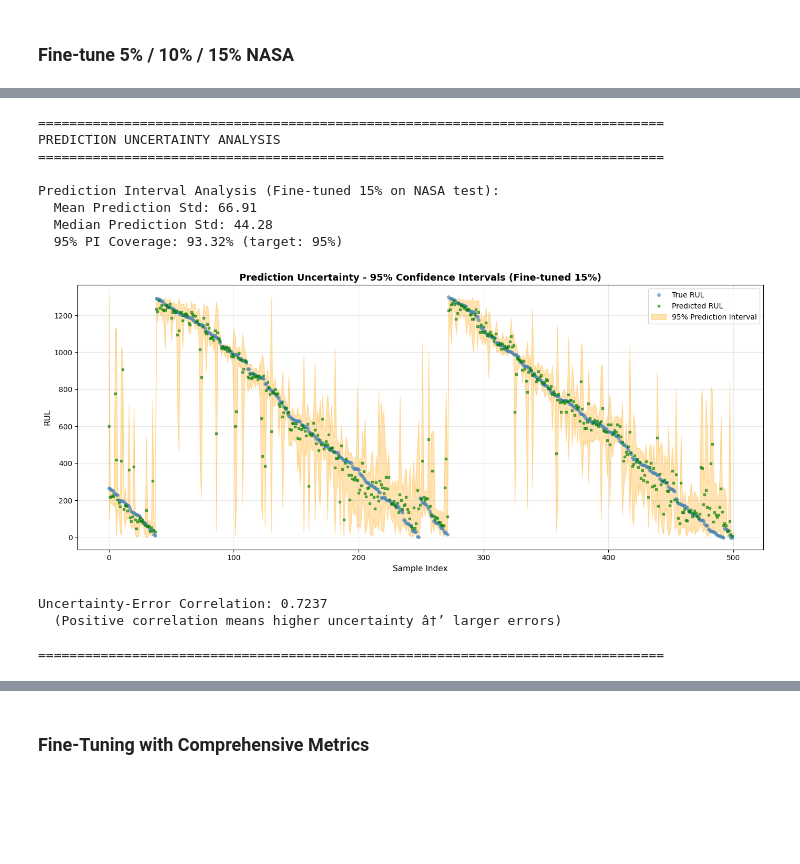
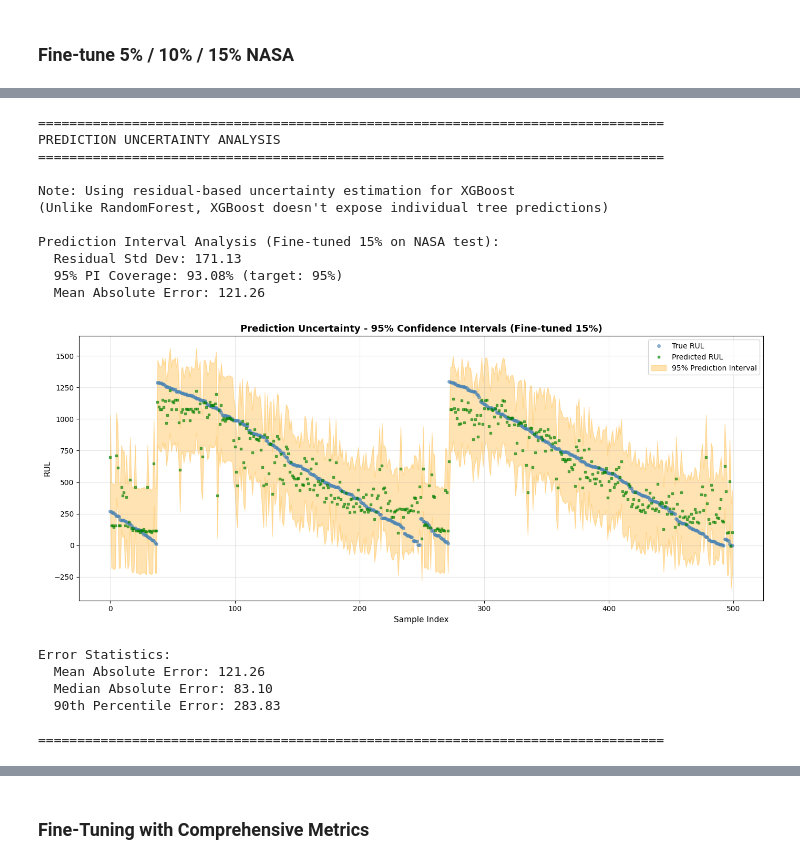
Before and after one commit to dniamsaard4codework/RUL_Project, a Jupyter notebook: notebook/ML-cross-dataset-v5.ipynb, the cells around one changed output, grey strips where cells are left out. Drawn from its saved outputs; the diff is of its cells as text; code cells hidden in the pictures; blank space fills up the shorter version.

```diff
--- a/notebook/ML-cross-dataset-v5.ipynb
+++ b/notebook/ML-cross-dataset-v5.ipynb
@@ -555,7 +565,7 @@ def build_rf_global():
 # %% [markdown]
 ### Baseline (Zenodo only â†’ Zenodo & NASA)
 # %%
-model_base = build_rf_global()
+model_base = build_xgb_global()
 model_base.fit(X_train_base, y_train_base)
 
 # Zenodo test
@@ -570,13 +580,13 @@ r2_alt_base   = r2_score(y_alt_full, y_pred_alt_base)
 rmse_alt_base = mean_squared_error(y_alt_full, y_pred_alt_base) ** 0.5
 mae_alt_base  = mean_absolute_error(y_alt_full, y_pred_alt_base)
 
-print("=== BASELINE RF (Train: Zenodo â†’ Test: Zenodo) ===")
-print(f"RÂ²   : {r2_zen_base:.4f}")
+print("=== BASELINE XGBoost (Train: Zenodo → Test: Zenodo) ===")
+print(f"R²   : {r2_zen_base:.4f}")
 print(f"RMSE : {rmse_zen_base:.2f}")
 print(f"MAE  : {mae_zen_base:.2f}")
 
-print("\n=== BASELINE RF Cross-Dataset (Train: Zenodo â†’ Test: NASA full) ===")
-print(f"RÂ²   : {r2_alt_base:.4f}")
+print("\n=== BASELINE XGBoost Cross-Dataset (Train: Zenodo → Test: NASA full) ===")
+print(f"R²   : {r2_alt_base:.4f}")
 print(f"RMSE : {rmse_alt_base:.2f}")
 print(f"MAE  : {mae_alt_base:.2f}")
 # %% [output]
@@ -754,7 +764,7 @@ for ratio in ratios:
     X_finetune = pd.concat([X_train_base, X_alt_fine], axis=0)
     y_finetune = np.concatenate([y_train_base, y_alt_fine])
 
-    model_ft = build_rf_global()
+    model_ft = build_xgb_global()
     model_ft.fit(X_finetune, y_finetune)
 
     if ratio == 5:
@@ -793,16 +803,16 @@ for ratio in ratios:
     mape_alt = safe_mape(y_alt_test, y_pred_alt)
     evs_alt = explained_variance_score(y_alt_test, y_pred_alt)
 
-    print(f"\n=== FINE-TUNED RF ({ratio}% NASA) ===")
+    print(f"\n=== FINE-TUNED XGBoost ({ratio}% NASA) ===")
     print(">>> Test on Zenodo")
-    print(f"RÂ²                : {r2_zen:.4f}")
+    print(f"R²                : {r2_zen:.4f}")
     print(f"RMSE              : {rmse_zen:.2f}")
     print(f"MAE               : {mae_zen:.2f}")
     print(f"MAPE              : {mape_zen:.2f}%" if not np.isnan(mape_zen) else "MAPE              : N/A")
     print(f"Explained Variance: {evs_zen:.4f}")
 
     print("\n>>> Test on NASA")
-    print(f"RÂ²                : {r2_alt:.4f}")
+    print(f"R²                : {r2_alt:.4f}")
     print(f"RMSE              : {rmse_alt:.2f}")
     print(f"MAE               : {mae_alt:.2f}")
     print(f"MAPE              : {mape_alt:.2f}%" if not np.isnan(mape_alt) else "MAPE              : N/A")
@@ -1067,74 +1077,82 @@ print("="*80)
 print("PREDICTION UNCERTAINTY ANALYSIS")
 print("="*80)
 
-# Use Random Forest prediction variance as uncertainty measure
-# Get predictions from all trees in the forest
-rf_model = model_ft_15.named_steps['rf']
+# Note: XGBoost doesn't provide individual tree predictions like RandomForest
+# Instead, we'll use residual-based uncertainty estimation
+print("\nNote: Using residual-based uncertainty estimation for XGBoost")
+print("(Unlike RandomForest, XGBoost doesn't expose individual tree predictions)")
 
-# Transform test data
-X_alt_test_15_processed = model_ft_15.named_steps['preprocess'].transform(X_alt_test_15)
+# Get predictions
+y_pred_finetuned_15 = model_ft_15.predict(X_alt_test_15)
 
-# Get predictions from all trees
-tree_predictions = np.array([tree.predict(X_alt_test_15_processed)
-                             for tree in rf_model.estimators_])
+# Calculate residuals from the fine-tuned model
+residuals = y_alt_test_15 - y_pred_finetuned_15
 
-# Calculate prediction statistics
-pred_mean = tree_predictions.mean(axis=0)
-pred_std = tree_predictions.std(axis=0)
-pred_lower = np.percentile(tree_predictions, 2.5, axis=0)
-pred_upper = np.percentile(tree_predictions, 97.5, axis=0)
+# Estimate prediction uncertainty from residual standard deviation
+pred_std = np.std(residuals)
+
+# Create prediction intervals assuming normal distribution of residuals
+# 95% CI is approximately ±1.96 * std
+pred_lower = y_pred_finetuned_15 - 1.96 * pred_std
+pred_upper = y_pred_finetuned_15 + 1.96 * pred_std
 
 # Calculate coverage (% of true values within prediction interval)
 coverage = ((y_alt_test_15 >= pred_lower) & (y_alt_test_15 <= pred_upper)).mean()
 
 print(f"\nPrediction Interval Analysis (Fine-tuned 15% on NASA test):")
-print(f"  Mean Prediction Std: {pred_std.mean():.2f}")
-print(f"  Median Prediction Std: {np.median(pred_std):.2f}")
+print(f"  Residual Std Dev: {pred_std:.2f}")
 print(f"  95% PI Coverage: {coverage*100:.2f}% (target: 95%)")
+print(f"  Mean Absolute Error: {np.abs(residuals).mean():.2f}")
 
 # Visualize uncertainty
 sample_indices = np.random.choice(len(y_alt_test_15), min(500, len(y_alt_test_15)), replace=False)
 sample_indices = np.sort(sample_indices)
 
 plt.figure(figsize=(14, 6))
 plt.plot(y_alt_test_15[sample_indices], 'o', markersize=4,
          label='True RUL', color='steelblue', alpha=0.6)
-plt.plot(pred_mean[sample_indices], 's', markersize=3,
+plt.plot(y_pred_finetuned_15[sample_indices], 's', markersize=3,
          label='Predicted RUL', color='green', alpha=0.6)
 plt.fill_between(range(len(sample_indices)),
                  pred_lower[sample_indices],
                  pred_upper[sample_indices],
                  alpha=0.3, color='orange', label='95% Prediction Interval')
 
 plt.xlabel('Sample Index', fontsize=11)
 plt.ylabel('RUL', fontsize=11)
 plt.title('Prediction Uncertainty - 95% Confidence Intervals (Fine-tuned 15%)',
           fontsize=13, fontweight='bold')
 plt.legend(fontsize=10)
 plt.grid(alpha=0.3)
 plt.tight_layout()
 plt.show()
 
 # Analyze uncertainty vs error
-errors = np.abs(y_alt_test_15 - pred_mean)
-uncertainty_error_corr = np.corrcoef(pred_std, errors)[0, 1]
+abs_errors = np.abs(residuals)
 
-print(f"\nUncertainty-Error Correlation: {uncertainty_error_corr:.4f}")
-print(f"  (Positive correlation means higher uncertainty â†’ larger errors)")
+print(f"\nError Statistics:")
+print(f"  Mean Absolute Error: {abs_errors.mean():.2f}")
+print(f"  Median Absolute Error: {np.median(abs_errors):.2f}")
+print(f"  90th Percentile Error: {np.percentile(abs_errors, 90):.2f}")
 
 print("\n" + "="*80)
 # %% [output]
 ================================================================================
 PREDICTION UNCERTAINTY ANALYSIS
 ================================================================================
 
+Note: Using residual-based uncertainty estimation for XGBoost
+(Unlike RandomForest, XGBoost doesn't expose individual tree predictions)
+
 Prediction Interval Analysis (Fine-tuned 15% on NASA test):
-  Mean Prediction Std: 66.91
-  Median Prediction Std: 44.28
-  95% PI Coverage: 93.32% (target: 95%)
+  Residual Std Dev: 171.13
+  95% PI Coverage: 93.08% (target: 95%)
+  Mean Absolute Error: 121.26
-[figure, old version]
+[figure, new version]
-Uncertainty-Error Correlation: 0.7237
-  (Positive correlation means higher uncertainty â†’ larger errors)
+Error Statistics:
+  Mean Absolute Error: 121.26
+  Median Absolute Error: 83.10
+  90th Percentile Error: 283.83
 
 ================================================================================
 # %%
```
Also changed, not shown: parts of 21 cells of this notebook, 1 other file.
